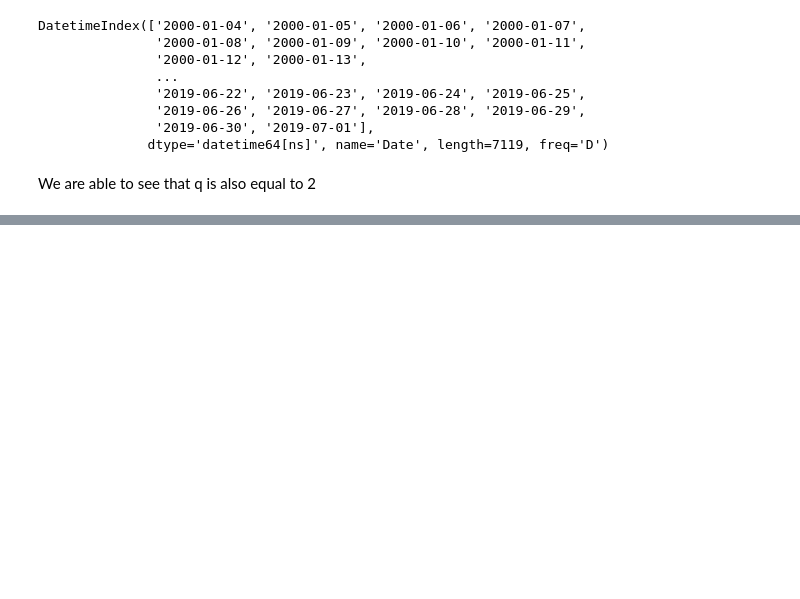
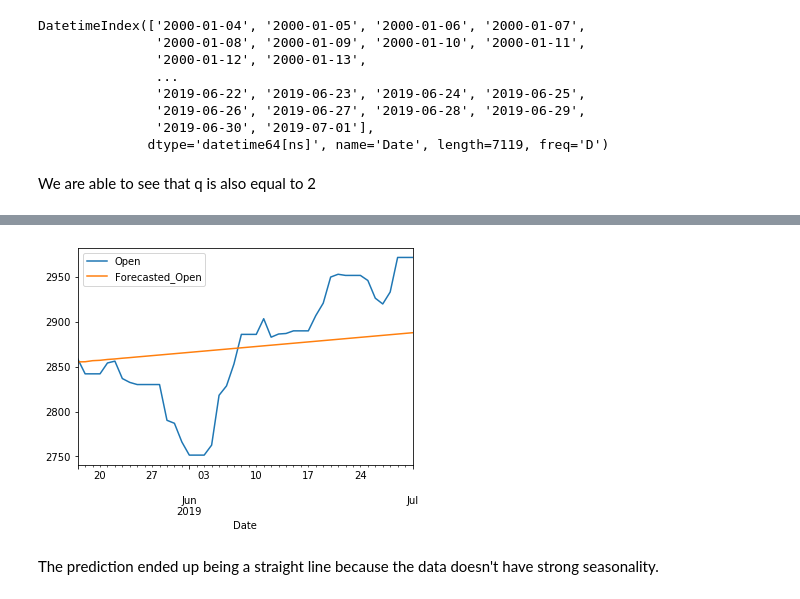
Before and after one commit to daanishrasheed/finance-stocks-LSTM, a Jupyter notebook: ARIMA_model.ipynb, the cells around one changed output, grey strips where cells are left out. Drawn from its saved outputs; the diff is of its cells as text; code cells hidden in the pictures; blank space fills up the shorter version.

Commit message:
Plotted the forecasted results and the actual results together.

```diff
--- a/ARIMA_model.ipynb
+++ b/ARIMA_model.ipynb
@@ -239,0 +280,6 @@ f
+# %%
+f_df = pd.DataFrame(f_tuple)
+# %%
+f_df = f_df.set_index(df_test.index)
+# %%
+r = pd.concat([df_test['Open'], f_df[0]], axis=1)
@@ -239,0 +296,2 @@ f
+# %%
+r = r.rename(columns = {0:"Forecasted_Open"})
@@ -239,0 +308,7 @@ f
+# %%
+r.plot(kind = 'line', y = ['Open', 'Forecasted_Open'])
+plt.show()
+# %% [output]
+[figure, added]
+# %% [markdown]
+The prediction ended up being a straight line because the data doesn't have strong seasonality.
```
Also changed, not shown: parts of 9 cells of this notebook, 1 other file.
